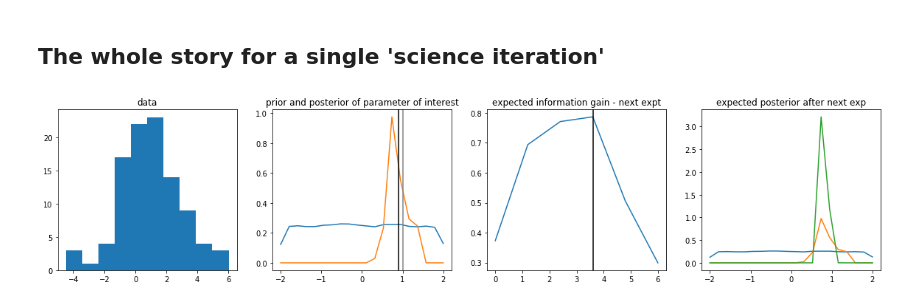
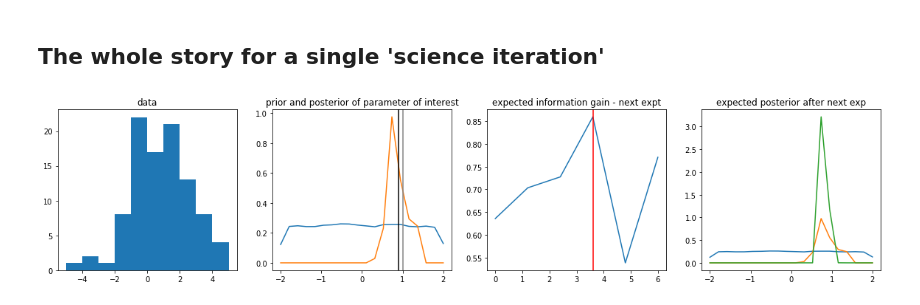
Before and after one commit to cranmer/active_sciencing, a Jupyter notebook: clean/active_gaussian.ipynb, the cells around one changed output. Cells and saved outputs as stored; diff of their text form; code cells hidden in the pictures.

```diff
--- a/clean/active_gaussian.ipynb
+++ b/clean/active_gaussian.ipynb
@@ -265,37 +265,38 @@ plt.plot(xs,np.exp(logpdf_exp_postr(xs)))
 # %% [markdown]
 ## The whole story for a single 'science iteration'
 # %%
-def summary_plot(data,prior,posterior,best_theta,true_theta,next_phi,expected_posterior):
+def summary_plot(data,prior,posterior,best_theta,true_theta,res_sg,expected_posterior):
     fig,axarr = plt.subplots(1,4)
     fig.set_size_inches(20,4)
-    axarr[0].hist(data)
+    bins = np.linspace(*DATA_RANGE, num = 11)
+    axarr[0].hist(data, bins = bins)
     axarr[0].set_title('data')
 
 
     xs = np.linspace(*THETA_RANGE,num = model_details_map_bins)
     logpdf_prior = prior.approx_logpdf()
     logpdf_postr = posterior.approx_logpdf()
     axarr[1].plot(xs,np.exp(logpdf_prior(xs)))
     axarr[1].plot(xs,np.exp(logpdf_postr(xs)))
     axarr[1].axvline(best_theta, c = 'k')
     axarr[1].axvline(true_theta, c = 'grey')
     axarr[1].set_title('prior and posterior of parameter of interest')
 
-    axarr[2].plot(np.linspace(*PHI_RANGE, num = 6),eig)
-    axarr[2].axvline(next_phi, c = 'k')
+    axarr[2].plot(res_sg[1],res_sg[2])
+    axarr[2].axvline(res_sg[0], c = 'r')
     axarr[2].set_title('expected information gain - next expt')
 
     logpdf_prior = prior.approx_logpdf()
     logpdf_postr = posterior.approx_logpdf()
     logpdf_exp_postr = expected_posterior.approx_logpdf()
     axarr[3].plot(xs,np.exp(logpdf_prior(xs)))
     axarr[3].plot(xs,np.exp(logpdf_postr(xs)))
     axarr[3].plot(xs,np.exp(logpdf_exp_postr(xs)))
     axarr[3].set_title('expected posterior after next exp')
 
-summary_plot(example_data,example_prior,example_posterior,example_best_theta,example_theta,example_next_phi,example_exp_posterior)
+summary_plot(example_data,example_prior,example_posterior,example_best_theta,example_theta,res_sg,example_exp_posterior)
 # %% [output]
-[figure, old version]
+[figure, new version]
 # %%
 # iter_phi
 # iter_theta_nature
```
Also changed, not shown: 4 other files.
